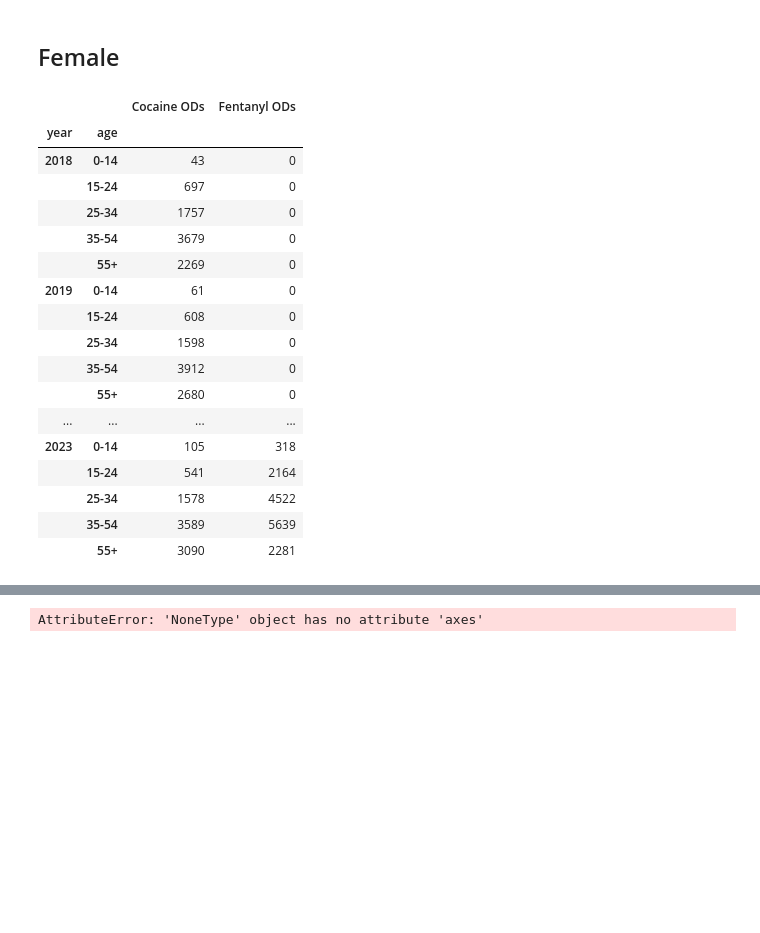
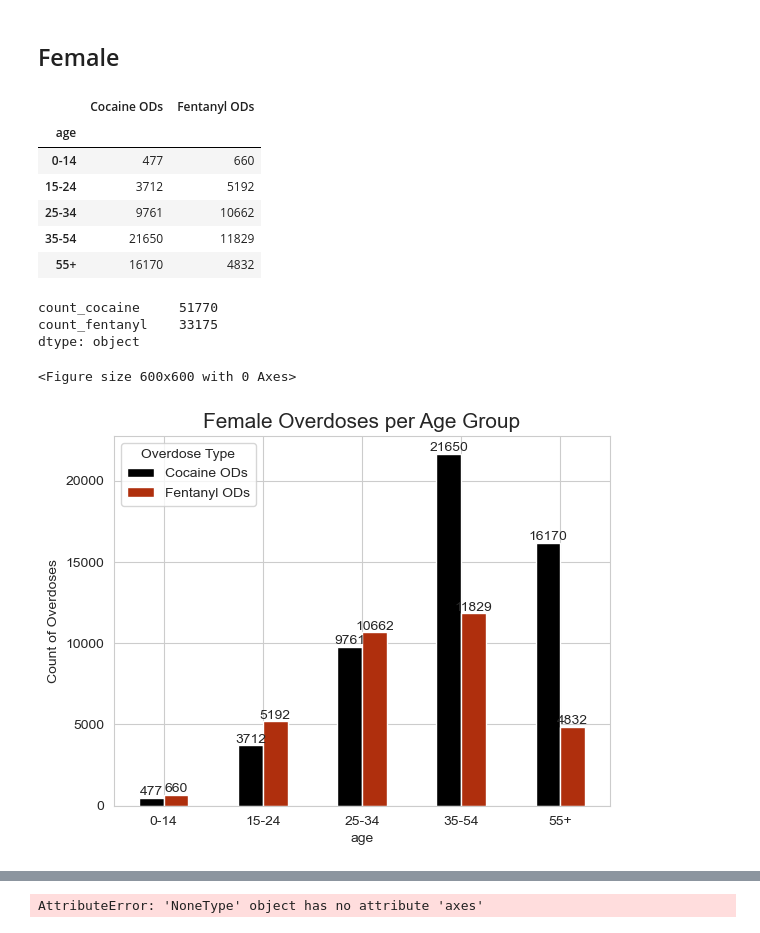
Before and after one commit to dorinajordan22/da14_capstone_2023_cocaine_and_fentanyl_analysis-, a Jupyter notebook: notebooks/2018_2023_cocaine_and_fentanyl_analysis.ipynb, the cells around one changed output, grey strips where cells are left out. Cells and saved outputs as stored; diff of their text form; code cells hidden in the pictures; blank space fills up the shorter version.

```diff
--- a/notebooks/2018_2023_cocaine_and_fentanyl_analysis.ipynb
+++ b/notebooks/2018_2023_cocaine_and_fentanyl_analysis.ipynb
@@ -743,29 +749,36 @@ plt.savefig('age group ods.png')
 # %%
 female_age_group = (
     age
     .loc[age['sex'] == 'F']
-    .groupby(['year','age'])[['count_cocaine','count_fentanyl']].sum()
+    .groupby('age')[['count_cocaine','count_fentanyl']].sum()
 )
 female_age_group = female_age_group.rename(columns={'count_cocaine':'Cocaine ODs','count_fentanyl':'Fentanyl ODs'})
 female_age_group
 # %% [output]
-|  |  | Cocaine ODs | Fentanyl ODs |
-| year | age |  |  |
-| 2018 | 0-14 | 43 | 0 |
-|  | 15-24 | 697 | 0 |
-|  | 25-34 | 1757 | 0 |
-|  | 35-54 | 3679 | 0 |
-|  | 55+ | 2269 | 0 |
-| 2019 | 0-14 | 61 | 0 |
-|  | 15-24 | 608 | 0 |
-|  | 25-34 | 1598 | 0 |
-|  | 35-54 | 3912 | 0 |
-|  | 55+ | 2680 | 0 |
-| ... | ... | ... | ... |
-| 2023 | 0-14 | 105 | 318 |
-|  | 15-24 | 541 | 2164 |
-|  | 25-34 | 1578 | 4522 |
-|  | 35-54 | 3589 | 5639 |
-|  | 55+ | 3090 | 2281 |
+|  | Cocaine ODs | Fentanyl ODs |
+| age |  |  |
+| 0-14 | 477 | 660 |
+| 15-24 | 3712 | 5192 |
+| 25-34 | 9761 | 10662 |
+| 35-54 | 21650 | 11829 |
+| 55+ | 16170 | 4832 |
+# %%
+age[age['sex'] == 'F'][['count_cocaine','count_fentanyl']].sum()
+# %% [output]
+count_cocaine     51770
+count_fentanyl    33175
+dtype: object
 # %%
-female_age_group =
+plt.figure(figsize=(6,6))
+ax= female_age_group.plot(kind='bar')
+
+for container in ax.containers:
+    ax.bar_label(container, label_type='edge')
+plt.xticks(rotation=0)
+plt.ylabel('Count of Overdoses', fontsize=10)
+plt.legend(title='Overdose Type', loc='upper left')
+plt.title('Female Overdoses per Age Group', fontsize=15)
+plt.savefig('female agegroup ods.png')
+# %% [output]
+<Figure size 600x600 with 0 Axes>
+[figure, added]
```
Also changed, not shown: parts of 15 cells of this notebook.
